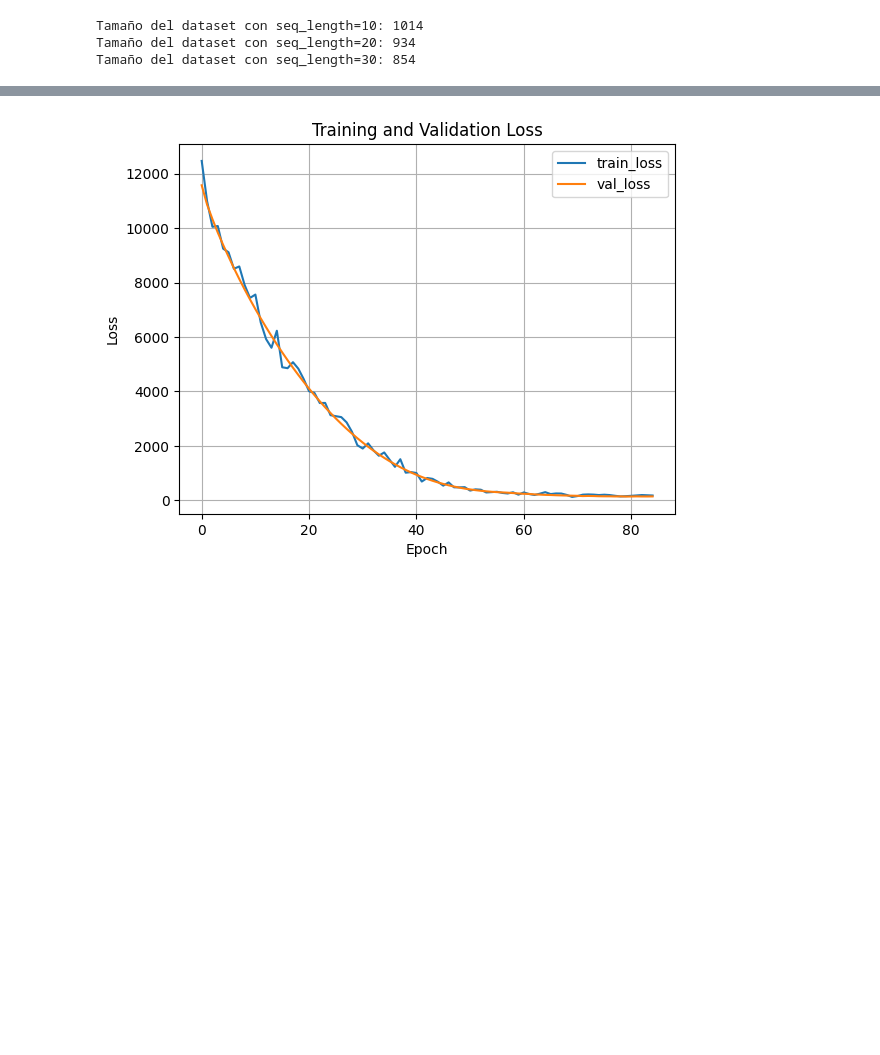
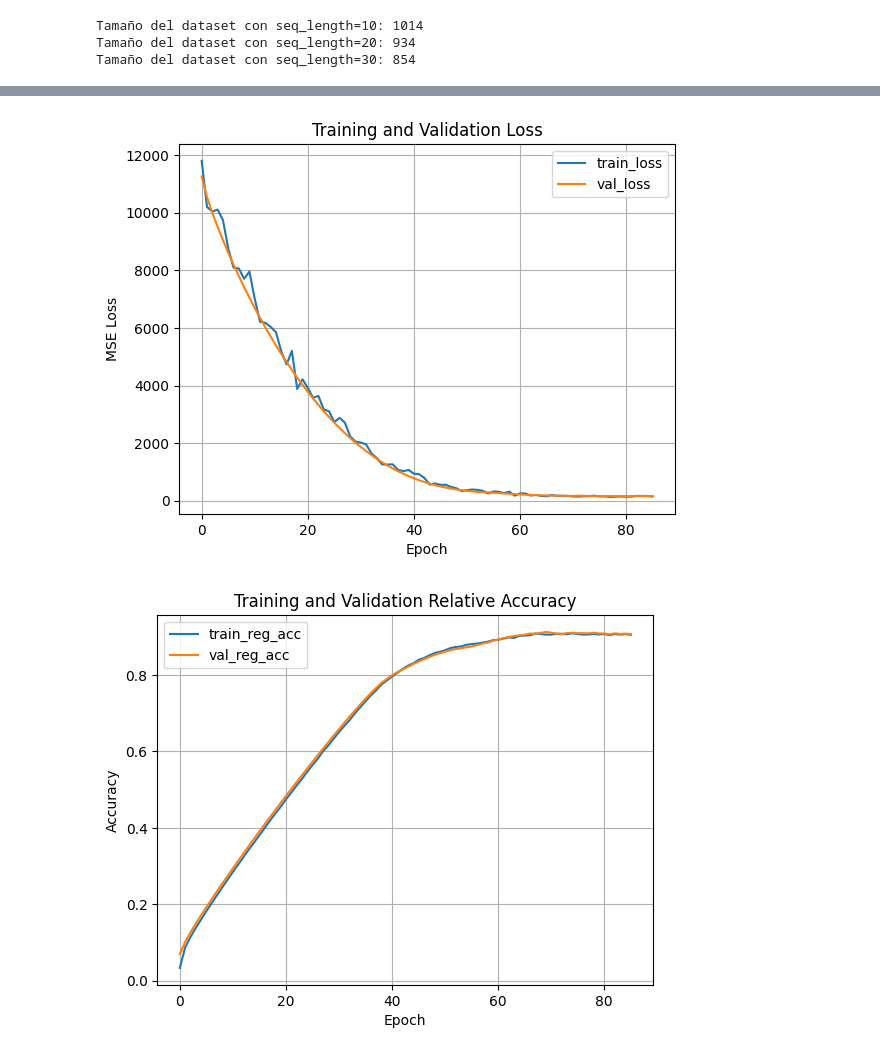
Before and after one commit to VinicioStalin-27/usfq_deep_learning, a Jupyter notebook: src/estimate_tracking_dropout.ipynb, the cells around one changed output, grey strips where cells are left out. Saved outputs shown, nothing was run; the diff lists cells and outputs as text; code cells hidden in the pictures; blank space fills up the shorter version.

```diff
--- a/src/estimate_tracking_dropout.ipynb
+++ b/src/estimate_tracking_dropout.ipynb
@@ -380,7 +393,7 @@ model = TrackingLSTM(
     num_layers=2,
     output_size=1,
     lr=0.0001,
-    dropout=0.3
+    dropout=0.1
 )
 # %%
 logger = CSVLogger("logs/", name="tracking_lstm")
@@ -392,7 +405,7 @@ callback_checkpoint = ModelCheckpoint(
 )
 callback_tqdm = TQDMProgressBar(leave=True)
 
-early_stopping_callback = EarlyStopping(monitor='val_loss', patience=5)
+early_stopping_callback = EarlyStopping(monitor='val_loss', patience=7)
 
 trainer = pl.Trainer(
     max_epochs=n_epochs,
@@ -481,26 +488,31 @@ Predicted speed: 105.60 km/h, Real speed: 133.20 km/h, Error: 27.60 km/h
 # %%
 metrics = pd.read_csv(f"{trainer.logger.log_dir}/metrics.csv")
 
 aggreg_metrics = []
 agg_col = "epoch"
 for i, dfg in metrics.groupby(agg_col):
     agg = dict(dfg.mean())
     agg[agg_col] = i
     aggreg_metrics.append(agg)
 
 df_metrics = pd.DataFrame(aggreg_metrics)
 df_metrics[["train_loss", "val_loss"]].plot(
     grid=True,
     legend=True,
     xlabel="Epoch",
-    ylabel="Loss",
+    ylabel="MSE Loss",
     # ylim=(0, 500),
     title="Training and Validation Loss",
 )
-# df_metrics[["train_acc", "valid_acc"]].plot(
-#     grid=True, legend=True, xlabel="Epoch", ylabel="ACC"
-# )
+df_metrics[["train_reg_acc", "val_reg_acc"]].plot(
+    grid=True,
+    legend=True,
+    xlabel="Epoch",
+    ylabel="Accuracy",
+    title="Training and Validation Relative Accuracy",
+)
 
 plt.show()
 # %% [output]
-[figure, old version]
+[figure, new version]
+[figure, added]
```
Also changed, not shown: parts of 4 cells of this notebook, 2 other files.
